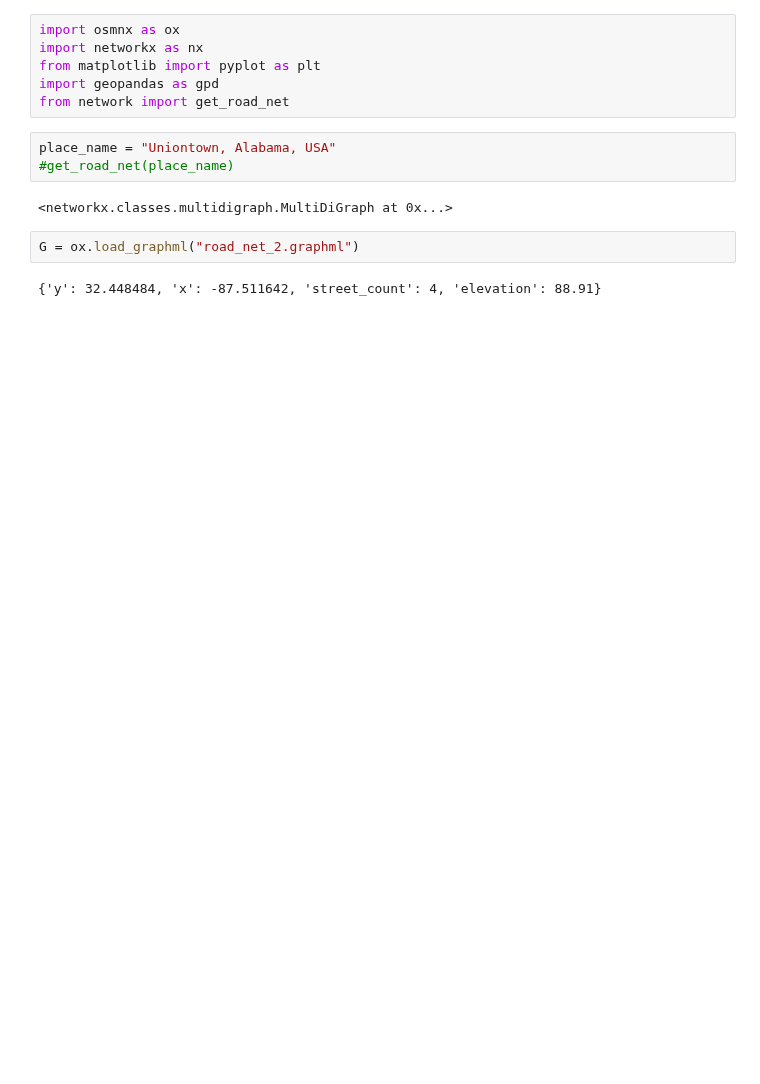
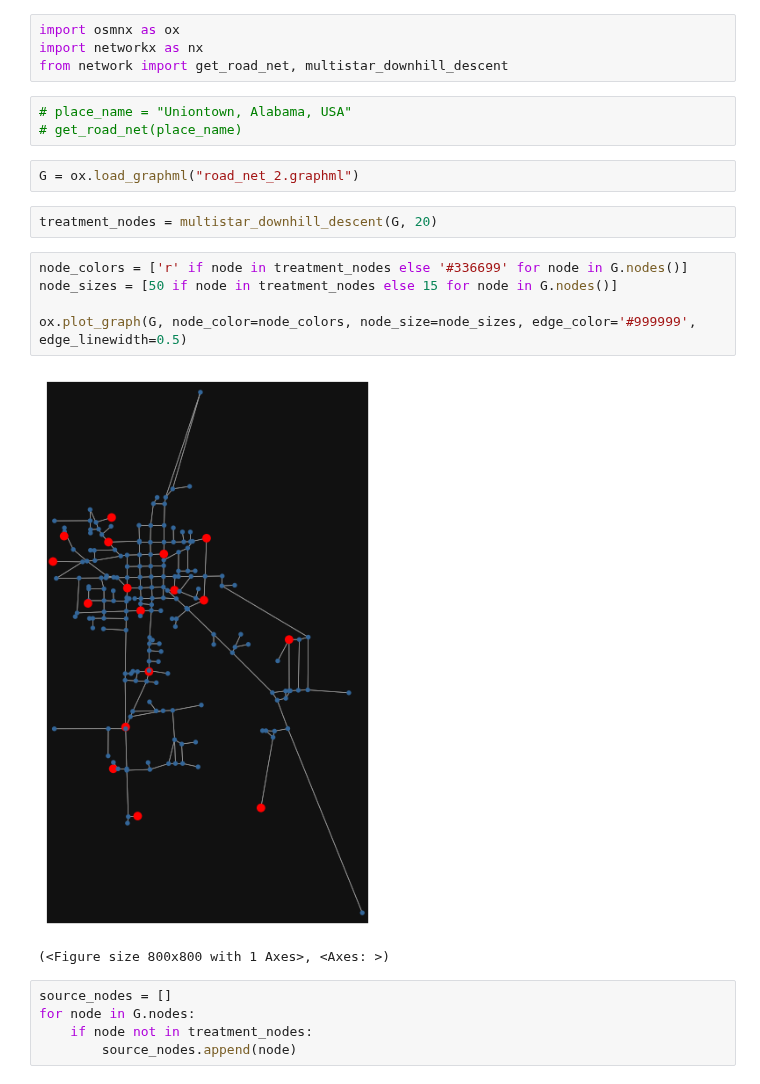
Before and after one commit to matt-banschbach/CMOR492-DWS, a Jupyter notebook: network_construction/network_sandbox.ipynb, the cells around one changed output. Cells and saved outputs as stored; diff of their text form; blank space fills up the shorter version.

Commit message:
Downhill descent working properly + visualization

```diff
--- a/network_construction/network_sandbox.ipynb
+++ b/network_construction/network_sandbox.ipynb
@@ -1,16 +1,24 @@
 # %%
 import osmnx as ox
 import networkx as nx
-from matplotlib import pyplot as plt
-import geopandas as gpd
-from network import get_road_net
+from network import get_road_net, multistar_downhill_descent
 # %%
-place_name = "Uniontown, Alabama, USA"
-#get_road_net(place_name)
+# place_name = "Uniontown, Alabama, USA"
+# get_road_net(place_name)
-# %% [output]
-<networkx.classes.multidigraph.MultiDiGraph at 0x...>
 # %%
 G = ox.load_graphml("road_net_2.graphml")
 # %%
+treatment_nodes = multistar_downhill_descent(G, 20)
-# %% [output]
-{'y': 32.448484, 'x': -87.511642, 'street_count': 4, 'elevation': 88.91}
+# %%
+node_colors = ['r' if node in treatment_nodes else '#336699' for node in G.nodes()]
+node_sizes = [50 if node in treatment_nodes else 15 for node in G.nodes()]
+
+ox.plot_graph(G, node_color=node_colors, node_size=node_sizes, edge_color='#999999', edge_linewidth=0.5)
+# %% [output]
+[figure, added]
+(<Figure size 800x800 with 1 Axes>, <Axes: >)
+# %%
+source_nodes = []
+for node in G.nodes:
+    if node not in treatment_nodes:
+        source_nodes.append(node)
```
Also changed, not shown: parts of 1 cell of this notebook, 1 other file.
